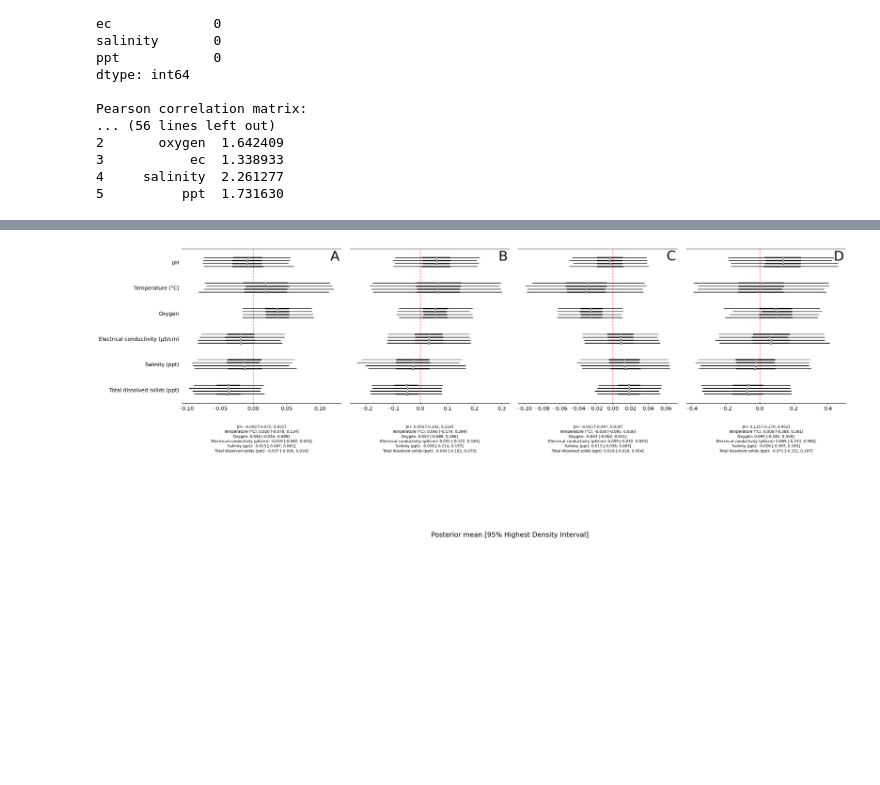
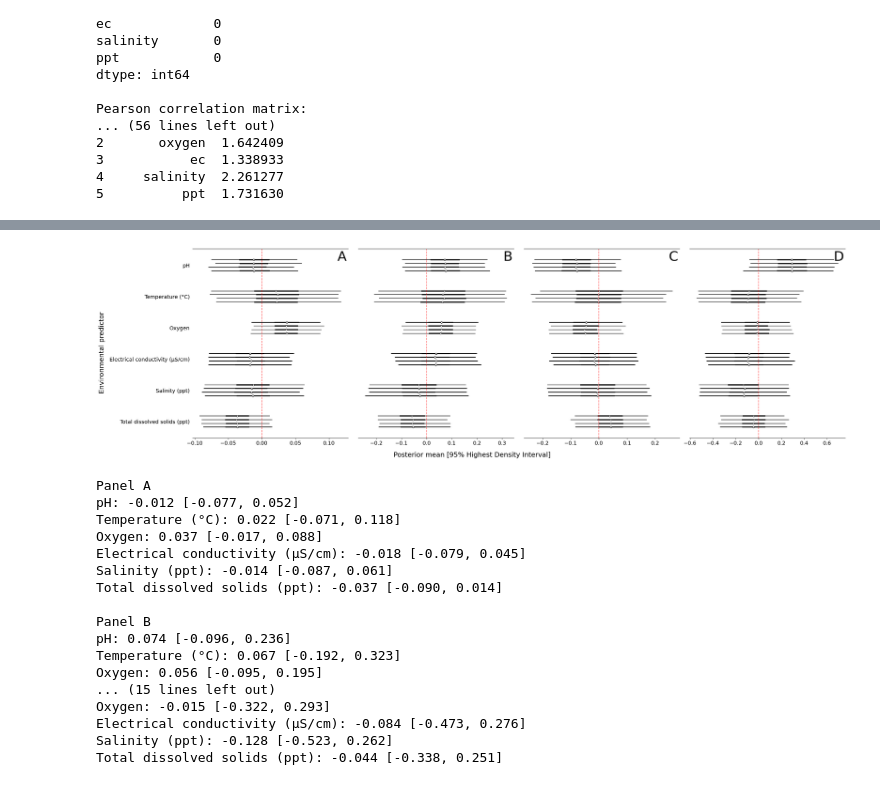
Before and after one commit to weltondionisio/morphometrics_sea_cucumber_BR, a Jupyter notebook: morfo_model.ipynb, the cells around one changed output, grey strips where cells are left out. Cells and saved outputs as stored; diff of their text form; code cells hidden in the pictures; blank space fills up the shorter version.

Commit message:
Update Bayesian forest plots

```diff
--- a/morfo_model.ipynb
+++ b/morfo_model.ipynb
@@ -46,7 +46,7 @@ morfo.head()
 | 4 | 3 | 3004 | Genipabu | Holothuria grisea | Rainy | 145.0 | 0.00345 | 0.00375 | 0.00345 | ... |
 5 rows × 32 columns
 # %%
-# Select the correct columns for PCA (columns 5 to 24)
+# Select the correct columns for PCA
 X = morfo.iloc[:, 6:26].copy()
 X = X.apply(pd.to_numeric, errors='coerce')
 
@@ -64,17 +64,18 @@ print(f'Remaining missing values: {X_imputed.isna().sum().sum()}')
 scaler = StandardScaler()
 X_scaled = scaler.fit_transform(X_imputed)
 
-# PCA
-pca = PCA(n_components=4)
+# PCA retaining enough components to explain >75% of variance
+pca = PCA(n_components=0.75, svd_solver='full')
 X_pca = pca.fit_transform(X_scaled)
 
+print(f'Number of retained PCs: {pca.n_components_}')
 print(pca.explained_variance_ratio_)
 print(f'Cumulative variance explained: {pca.explained_variance_ratio_.sum()*100:.2f}%')
 
 loadings = pd.DataFrame(
     pca.components_.T,
     index=X.columns,
-    columns=['PC1', 'PC2', 'PC3', 'PC4']
+    columns=[f'PC{i+1}' for i in range(pca.n_components_)]
 )
 
 print(loadings)
@@ -1396,8 +1397,9 @@ cols_env_labels = [
 
 traces_plot = [trace_pc1, trace_pc2, trace_pc3, trace_pc4]
 panels = ['A', 'B', 'C', 'D']
+summaries = []
 
-fig, axes = plt.subplots(1, 4, figsize=(28, 11), sharey=True)
+fig, axes = plt.subplots(1, 4, figsize=(28, 8), sharey=True)
 
 for ax, trace, panel in zip(axes, traces_plot, panels):
     az.plot_forest(
@@ -1415,52 +1417,67 @@ for ax, trace, panel in zip(axes, traces_plot, panels):
         0.99, 0.99, panel,
         transform=ax.transAxes,
         fontsize=36,
         va='top',
         ha='right'
     )
 
     summary = az.summary(
         trace,
         var_names=['beta'],
         hdi_prob=0.95
     )
 
-    table_text = []
-    for label, (_, row) in zip(cols_env_labels, summary.iterrows()):
-        table_text.append(
-            f'{label}: {row["mean"]:.3f} '
-            f'[{row["hdi_2.5%"]:.3f}, {row["hdi_97.5%"]:.3f}]'
-        )
-
-    ax.text(
-        0.5, -0.14,
-        '\n'.join(table_text),
-        transform=ax.transAxes,
-        ha='center',
-        va='top',
-        fontsize=10,
-        linespacing=1.35
-    )
+    summaries.append(summary)
 
 ticks = axes[0].get_yticks()
 axes[0].set_yticks(ticks)
 axes[0].set_yticklabels(cols_env_labels[::-1])
 
-fig.text(
-    0.55, 0.015,
+fig.supxlabel(
     'Posterior mean [95% Highest Density Interval]',
-    ha='center',
     fontsize=18
 )
 
-plt.tight_layout(rect=[0, 0.25, 1, 1])
+fig.supylabel(
+    'Environmental predictor',
+    x=0.005,
+    fontsize=18
+)
+
+plt.tight_layout()
 
 plt.savefig(
-    'forest_plots_PC1_PC2_PC3_PC4_95HDI_summary_600dpi.png',
+    'forest_plots_PC1_PC2_PC3_PC4_95HDI_600dpi.png',
     dpi=600,
     bbox_inches='tight'
 )
 
 plt.show()
+
+# Statistical summary shown below the figure, but not included in the saved image
+for panel, summary in zip(panels, summaries):
+    print(f'\nPanel {panel}')
+    for label, (_, row) in zip(cols_env_labels, summary.iterrows()):
+        print(
+            f'{label}: {row["mean"]:.3f} '
+            f'[{row["hdi_2.5%"]:.3f}, {row["hdi_97.5%"]:.3f}]'
+        )
 # %% [output]
-[figure, old version]
+[figure, new version]
+Panel A
+pH: -0.012 [-0.077, 0.052]
+Temperature (°C): 0.022 [-0.071, 0.118]
+Oxygen: 0.037 [-0.017, 0.088]
+Electrical conductivity (µS/cm): -0.018 [-0.079, 0.045]
+Salinity (ppt): -0.014 [-0.087, 0.061]
+Total dissolved solids (ppt): -0.037 [-0.090, 0.014]
+
+Panel B
+pH: 0.074 [-0.096, 0.236]
+Temperature (°C): 0.067 [-0.192, 0.323]
+Oxygen: 0.056 [-0.095, 0.195]
+... (15 lines left out)
+Oxygen: -0.015 [-0.322, 0.293]
+Electrical conductivity (µS/cm): -0.084 [-0.473, 0.276]
+Salinity (ppt): -0.128 [-0.523, 0.262]
+Total dissolved solids (ppt): -0.044 [-0.338, 0.251]
```
Also changed, not shown: parts of 5 cells of this notebook.
